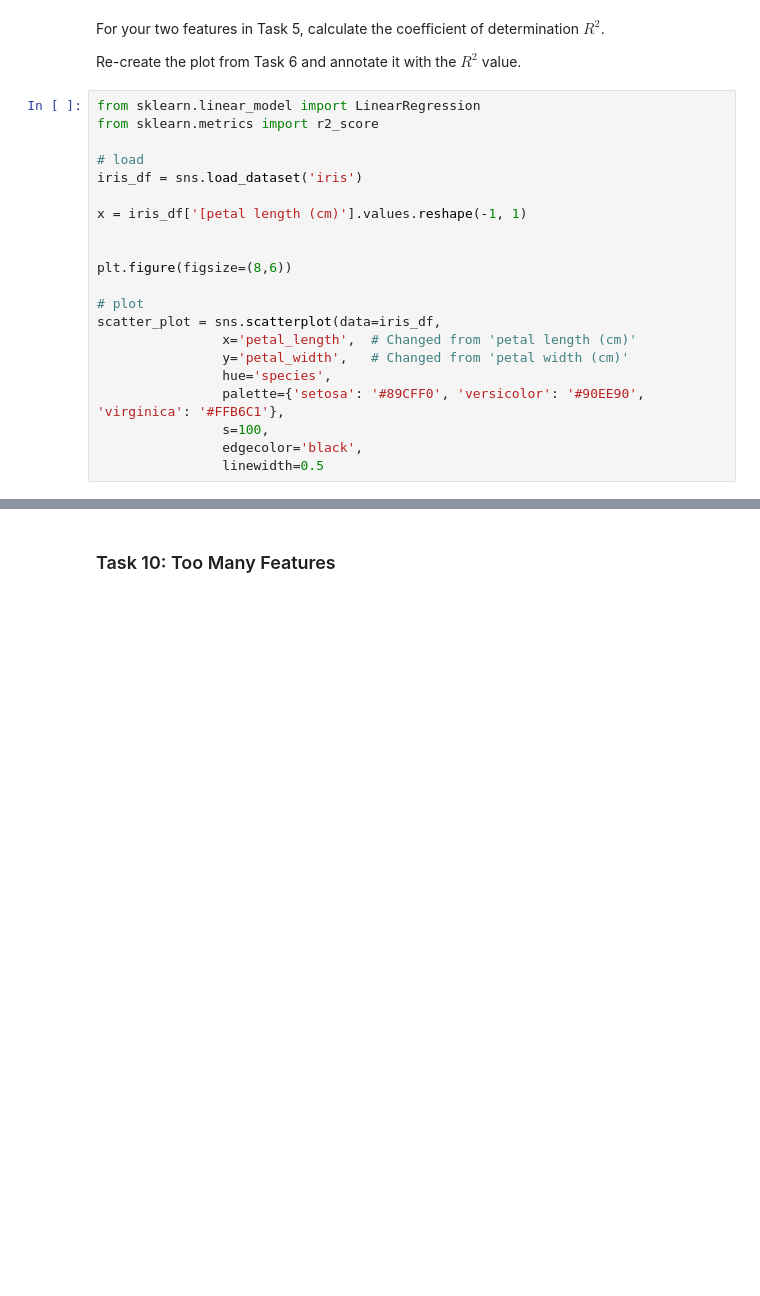
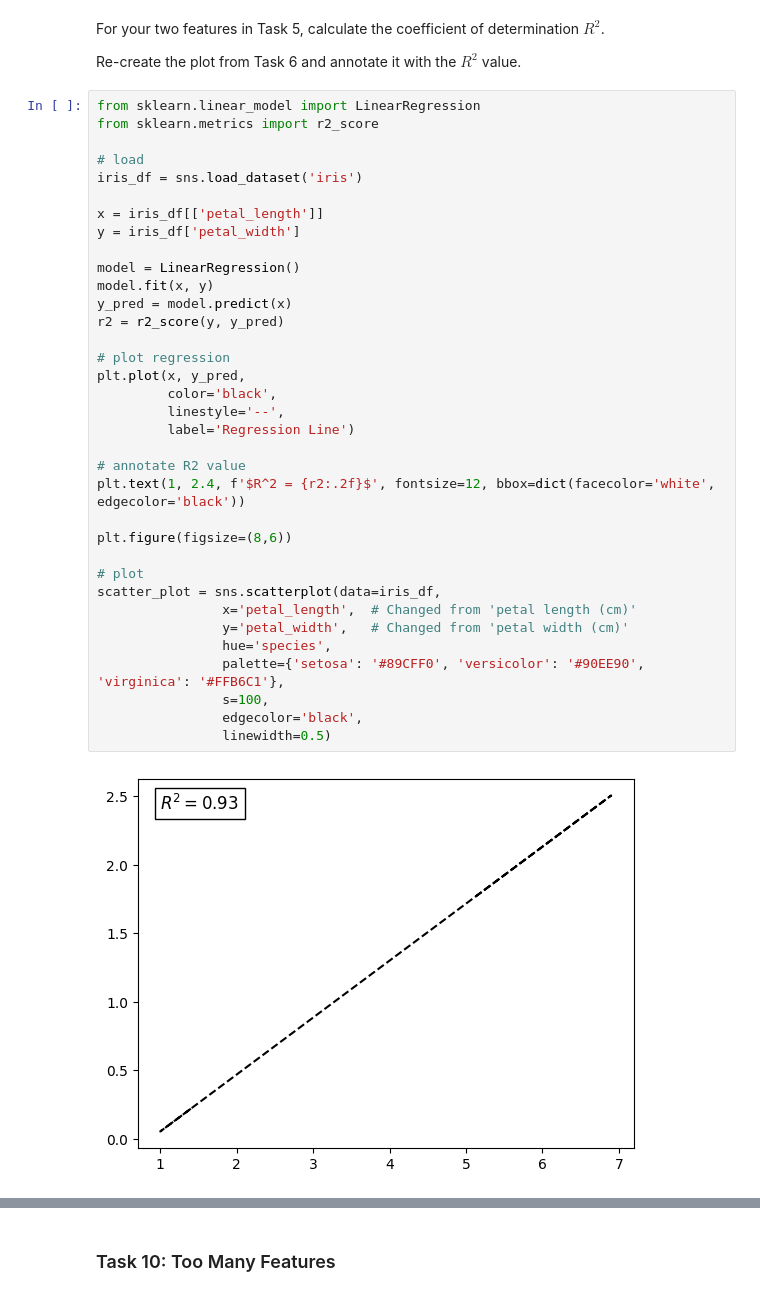
Before and after one commit to DaveyByrnes/principles_of_data_analytics, a Jupyter notebook: task.ipynb, the cells around one changed output, grey strips where cells are left out. Saved outputs shown, nothing was run; the diff lists cells and outputs as text; blank space fills up the shorter version.

Commit message:
combined plots

```diff
--- a/task.ipynb
+++ b/task.ipynb
@@ -327,21 +327,37 @@ Re-create the plot from Task 6 and annotate it with the $R^2$ value.
 # %%
 from sklearn.linear_model import LinearRegression
 from sklearn.metrics import r2_score
 
 # load
 iris_df = sns.load_dataset('iris')
 
-x = iris_df['[petal length (cm)'].values.reshape(-1, 1)
+x = iris_df[['petal_length']]
+y = iris_df['petal_width']
 
+model = LinearRegression()
+model.fit(x, y)
+y_pred = model.predict(x)
+r2 = r2_score(y, y_pred)
+
+# plot regression
+plt.plot(x, y_pred,
+         color='black',
+         linestyle='--',
+         label='Regression Line')
+
+# annotate R2 value
+plt.text(1, 2.4, f'$R^2 = {r2:.2f}$', fontsize=12, bbox=dict(facecolor='white', edgecolor='black'))
 
 plt.figure(figsize=(8,6))
 
 # plot
 scatter_plot = sns.scatterplot(data=iris_df,
                 x='petal_length',  # Changed from 'petal length (cm)'
                 y='petal_width',   # Changed from 'petal width (cm)'
                 hue='species',
                 palette={'setosa': '#89CFF0', 'versicolor': '#90EE90', 'virginica': '#FFB6C1'},
                 s=100,
                 edgecolor='black',
-                linewidth=0.5
+                linewidth=0.5)
+# %% [output]
+[figure, added]
```
Also changed, not shown: parts of 1 cell of this notebook.
